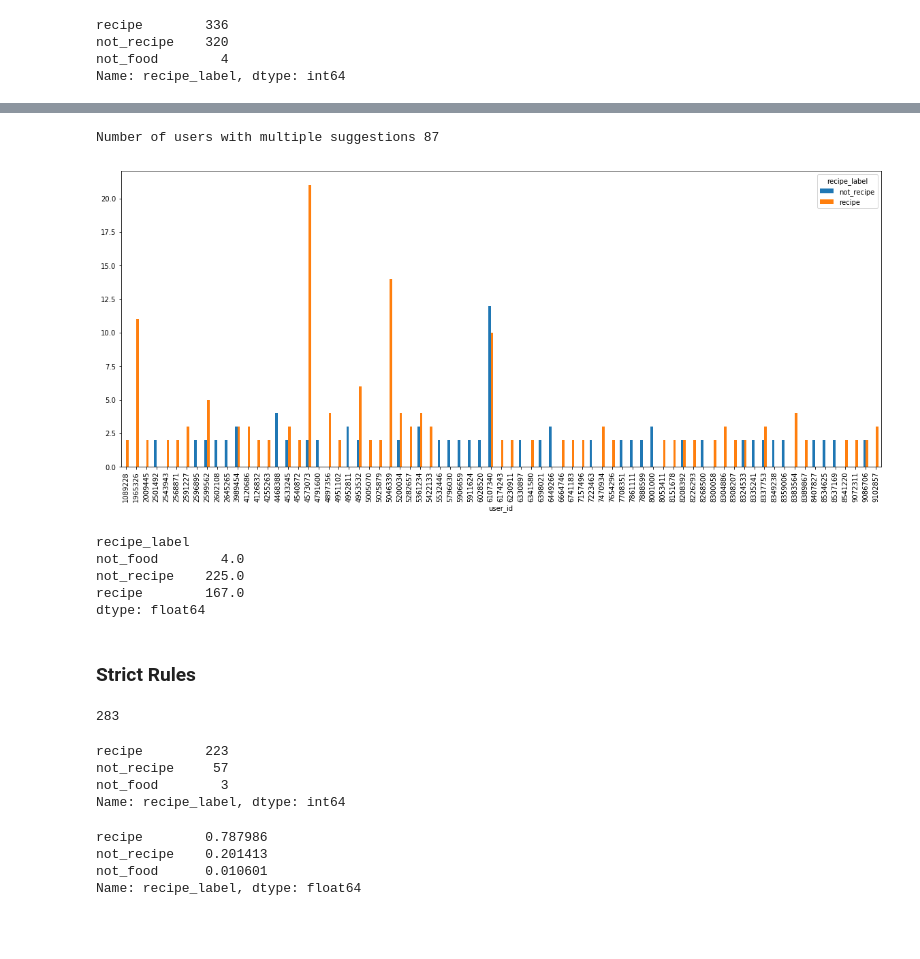
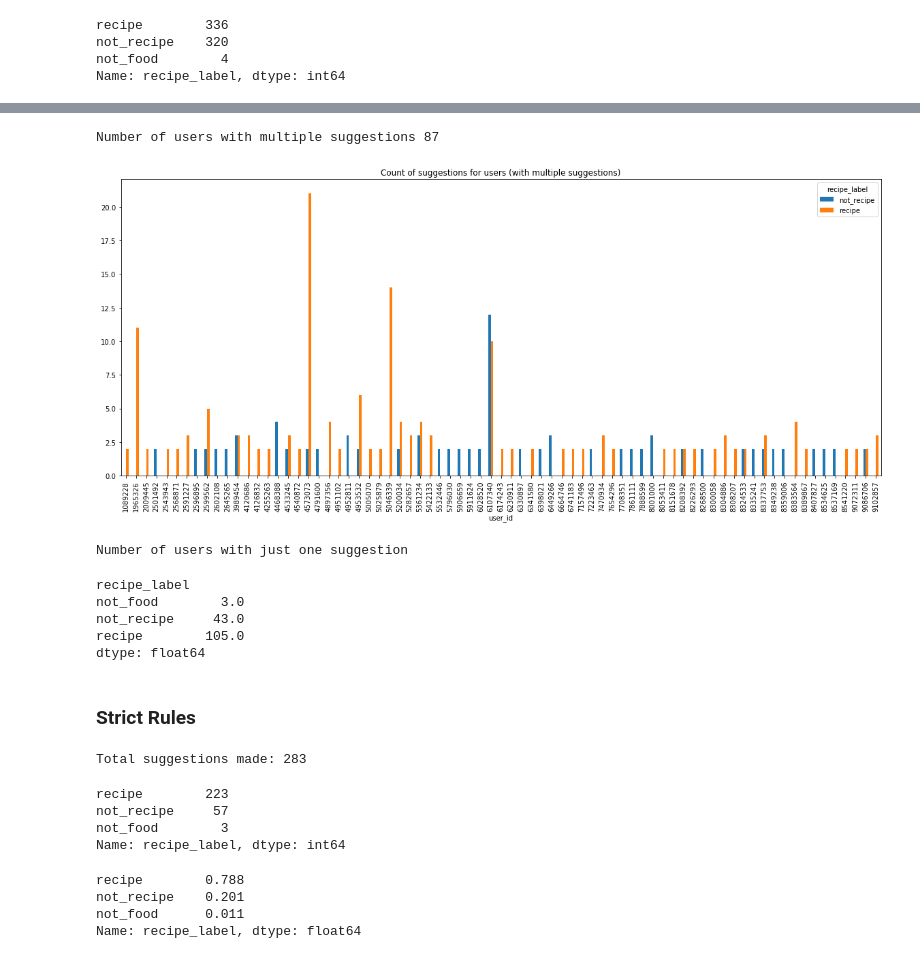
Before and after one commit to OisinB/notebooks, a Jupyter notebook: Autodraft Stats.ipynb, the cells around one changed output, grey strips where cells are left out. Drawn from its saved outputs; the diff is of its cells as text; code cells hidden in the pictures; blank space fills up the shorter version.

Commit message:
Prettier titles

```diff
--- a/Autodraft Stats.ipynb
+++ b/Autodraft Stats.ipynb
@@ -33,28 +34,30 @@ liberal_rules_results.groupby('classified_at').recipe_id.count().plot()
 # %%
 by_user = liberal_rules_results.groupby('user_id').recipe_label.value_counts()
-by_user[by_user > 1].unstack().plot(kind = 'bar', figsize = [20,8])
+by_user[by_user > 1].unstack().plot(kind = 'bar', figsize = [20,8], title = "Count of suggestions for users (with multiple suggestions)")
 print("Number of users with multiple suggestions", by_user[by_user > 1].shape[0])
 # %% [output]
 Number of users with multiple suggestions 87
-[figure, old version]
+[figure, new version]
-# %%
-by_user[by_user <= 1].unstack().sum()
-# %% [output]
-recipe_label
-not_food        4.0
-not_recipe    225.0
-recipe        167.0
-dtype: float64
+# %%
+print("Number of users with just one suggestion")
+by_user[by_user <= 1].unstack().sum()
+# %% [output]
+Number of users with just one suggestion
+recipe_label
+not_food        3.0
+not_recipe     43.0
+recipe        105.0
+dtype: float64
 # %% [markdown]
 ### Strict Rules
 # %%
 df = pd.read_csv('/Users/oisin-brogan/Downloads/user_recipes_strict.csv')
 # %%
 strict_rules_results = df[df.classification_method == "sep_cnn_lstm_with_strict"]
-# %%
-strict_rules_results.shape[0]
-# %% [output]
-283
+# %%
+print ("Total suggestions made: %s" % strict_rules_results.shape[0])
+# %% [output]
+Total suggestions made: 283
 # %%
 strict_rules_results.recipe_label.value_counts()
 # %% [output]
@@ -63,9 +66,9 @@ not_recipe     57
 not_food        3
 Name: recipe_label, dtype: int64
 # %%
-strict_rules_results.recipe_label.value_counts()/strict_rules_results.shape[0]
+(strict_rules_results.recipe_label.value_counts()/strict_rules_results.shape[0]).round(3)
 # %% [output]
-recipe        0.787986
-not_recipe    0.201413
-not_food      0.010601
+recipe        0.788
+not_recipe    0.201
+not_food      0.011
 Name: recipe_label, dtype: float64
```
Also changed, not shown: parts of 10 cells of this notebook.
